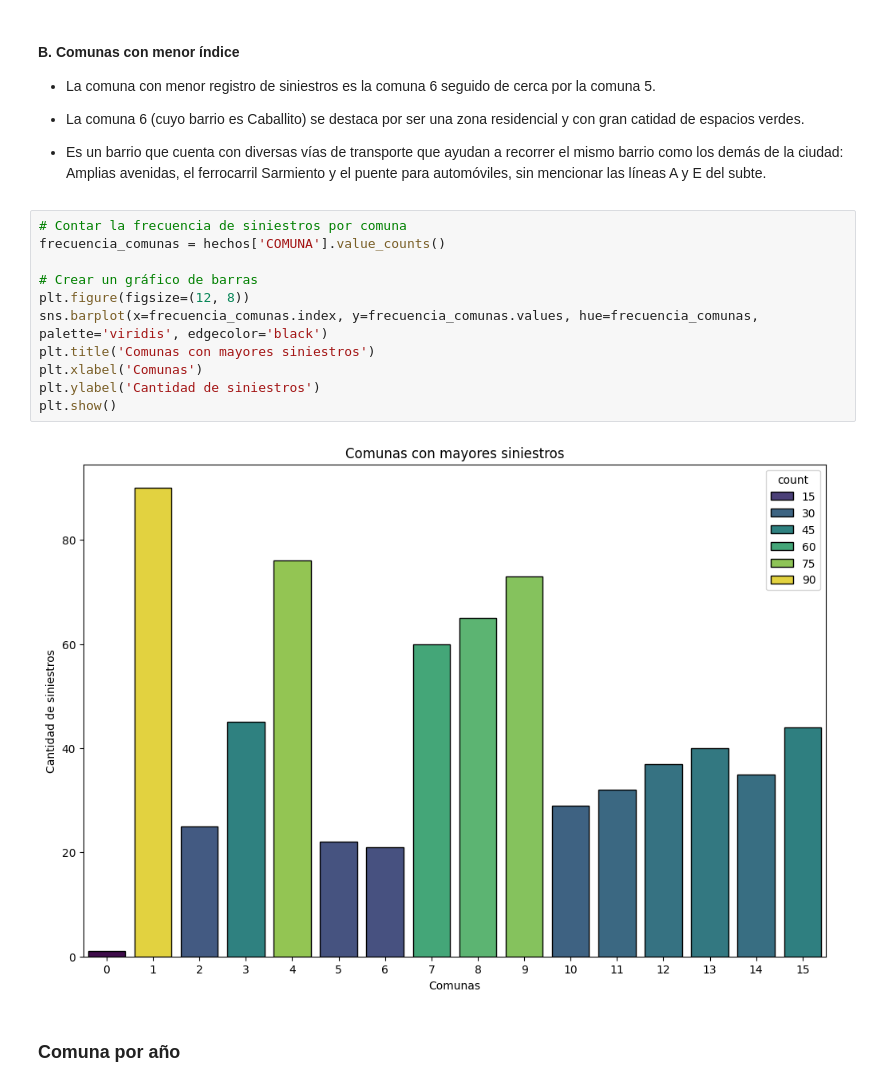
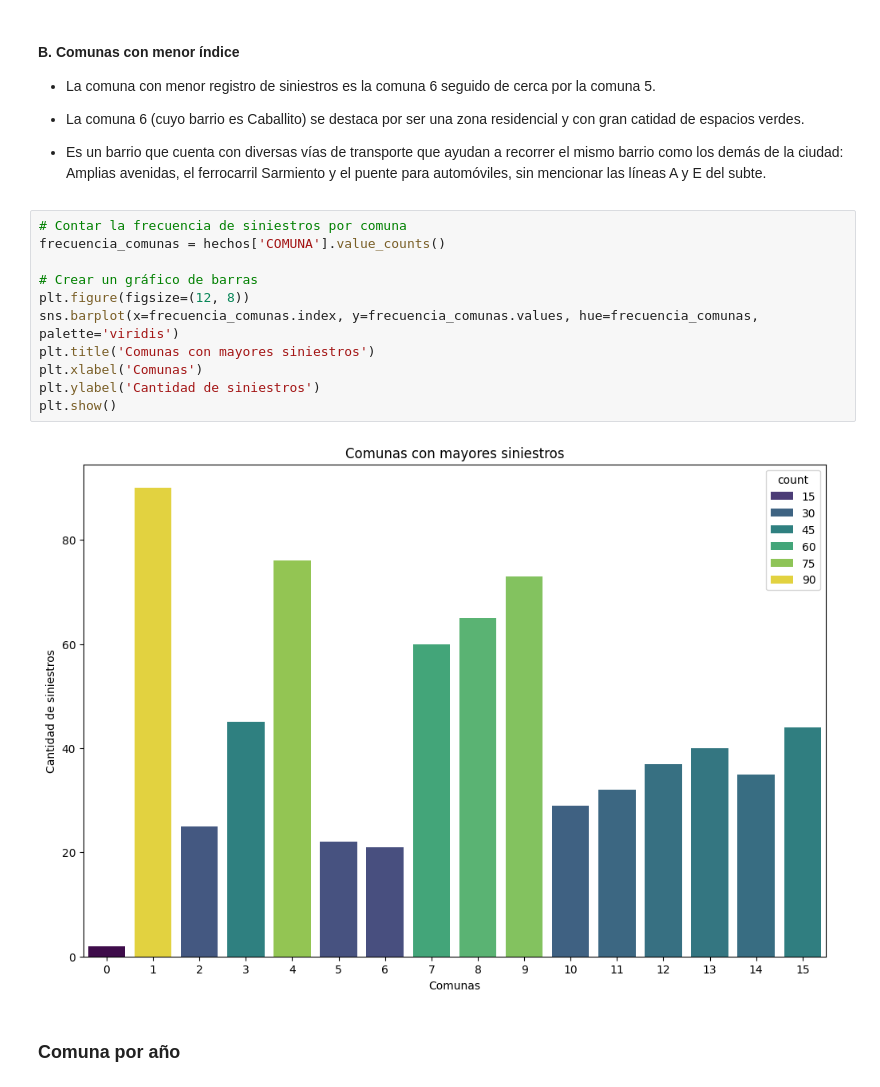
Before and after one commit to DJChincuini/Data-Analysis---Chincuini, a Jupyter notebook: EDA - Homicidios.ipynb, the cells around one changed output. Cells and saved outputs as stored; diff of their text form.

```diff
--- a/EDA.ipynb
+++ b/EDA - Homicidios.ipynb
@@ -288,16 +288,16 @@ hechos[hechos['COMUNA'] == 0]
 # %%
 # Contar la frecuencia de siniestros por comuna
 frecuencia_comunas = hechos['COMUNA'].value_counts()
 
 # Crear un gráfico de barras
 plt.figure(figsize=(12, 8))
-sns.barplot(x=frecuencia_comunas.index, y=frecuencia_comunas.values, hue=frecuencia_comunas, palette='viridis', edgecolor='black')
+sns.barplot(x=frecuencia_comunas.index, y=frecuencia_comunas.values, hue=frecuencia_comunas, palette='viridis')
 plt.title('Comunas con mayores siniestros')
 plt.xlabel('Comunas')
 plt.ylabel('Cantidad de siniestros')
 plt.show()
 # %% [output]
-[figure, old version]
+[figure, new version]
 # %% [markdown]
 ### Comuna por año
 # %% [markdown]
```
Also changed, not shown: parts of 1 cell of this notebook.
